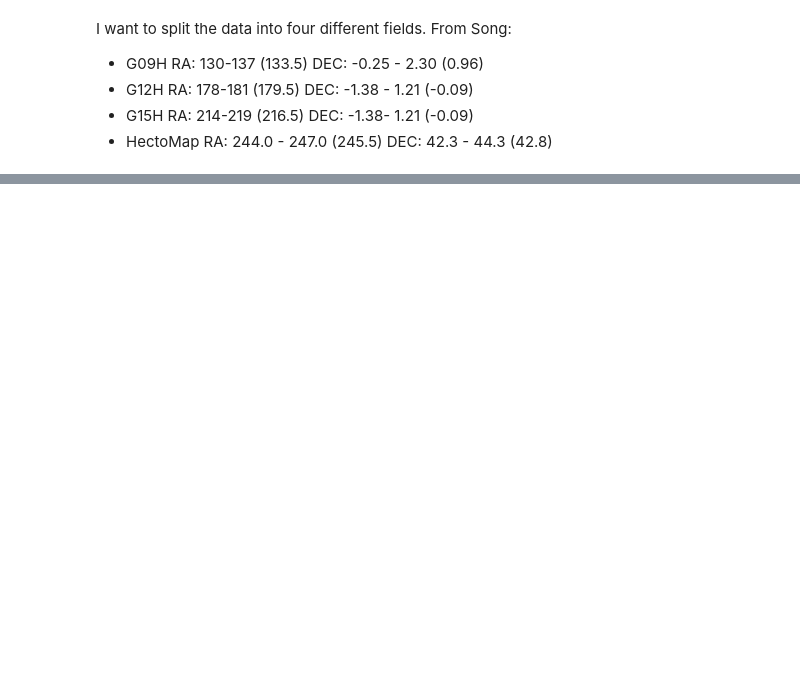
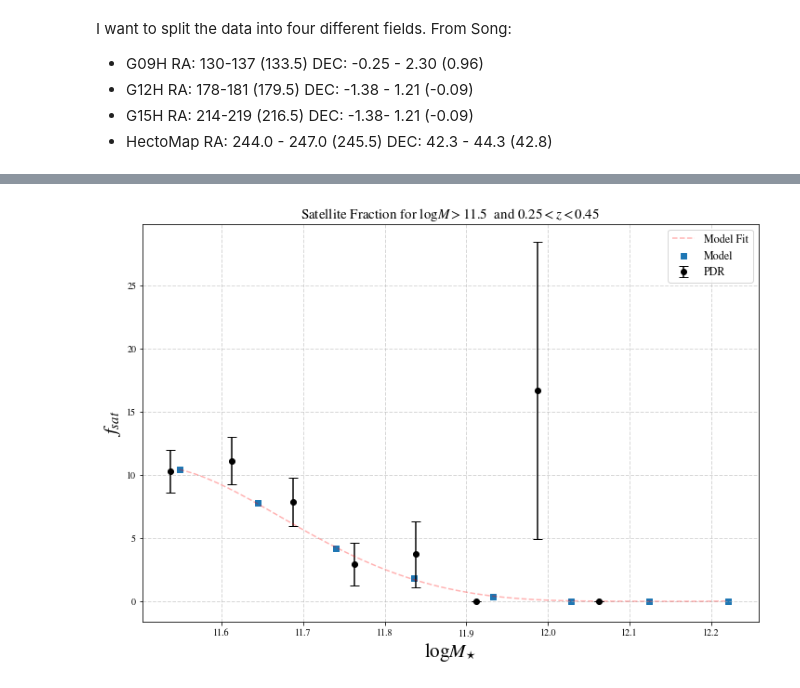
Before and after one commit to gsallabe/thesis_satellite_fraction, a Jupyter notebook: notebooks/catologue_redux.ipynb, the cells around one changed output, grey strips where cells are left out. Cells and saved outputs as stored; diff of their text form; code cells hidden in the pictures; blank space fills up the shorter version.

```diff
--- a/notebooks/catologue_redux.ipynb
+++ b/notebooks/catologue_redux.ipynb
@@ -14,7 +18,8 @@ from matplotlib import patches
 ### Read in the data
 # %%
 # This is the file that Song said to start with.
-data_file_1 = '/Users/greg/Desktop/git_projects/catalog_plots/data/s16a_massive_logmMax_11.45_z_0.25_0.47_mhalo.fits'
+data_pth = '/Users/greg/Desktop/git_projects/catalog_plots/data/'
+data_file_1 = data_pth + 's16a_massive_logmMax_11.45_z_0.25_0.47_mhalo_pdr_full.fits'
 hdu1 = fits.open(data_file_1)
 # %% [markdown]
 So here I'm going to list the useful bits of this data set:
@@ -245,0 +483,34 @@ Text(0,0.5,'Dec')
+# %%
+fig = plt.figure(figsize=(10,7))
+fig.subplots_adjust(left=0.07, right=0.990,
+                    bottom=0.10, top=0.95,
+                    wspace=0.20, hspace=0.20)
+
+ax1 = fig.add_subplot(111)
+ax1.grid(linewidth=1, linestyle='--', alpha=0.5)
+
+ax1.plot(x, fit_fn(x), linestyle = '--', color = 'r', alpha = 0.3, label = 'Model Fit')
+ax1.errorbar(mass_center, frac_sat, yerr=frac_sat_err, fmt='o',
+             capthick=1, capsize=5, color = 'k', label = 'PDR')
+ax1.scatter(mass_center_mod , frac_sat_mod, marker = 's', label = 'Model')
+
+
+ax1.set_xlabel(r'$ \log M_{\star}$', fontsize=21)
+ax1.set_ylabel(r'$ f_{sat}$', fontsize=21)
+ax1.set_title('Satellite Fraction for $\log M > 11.5$  and $0.25 < z < 0.45$',fontsize=15)
+ax1.legend(fontsize = 'large')
+
+#ax2 = fig.add_subplot(122,sharey=ax1)
+#ax2.grid(linewidth=1, linestyle='--', alpha=0.5)
+
+
+
+
+#ax2.set_xlabel(r'$\log M_{\star max}$', fontsize = 21)
+#ax2.set_ylabel(r'$f_{sat}$', fontsize = 21)
+#ax2.set_title('Model',fontsize = 15)
+
+
+plt.savefig('satellite_fraction_compare.png', dpi = 1000)
+# %% [output]
+[figure, added]
```
Also changed, not shown: parts of 17 cells of this notebook, 6 other files.
